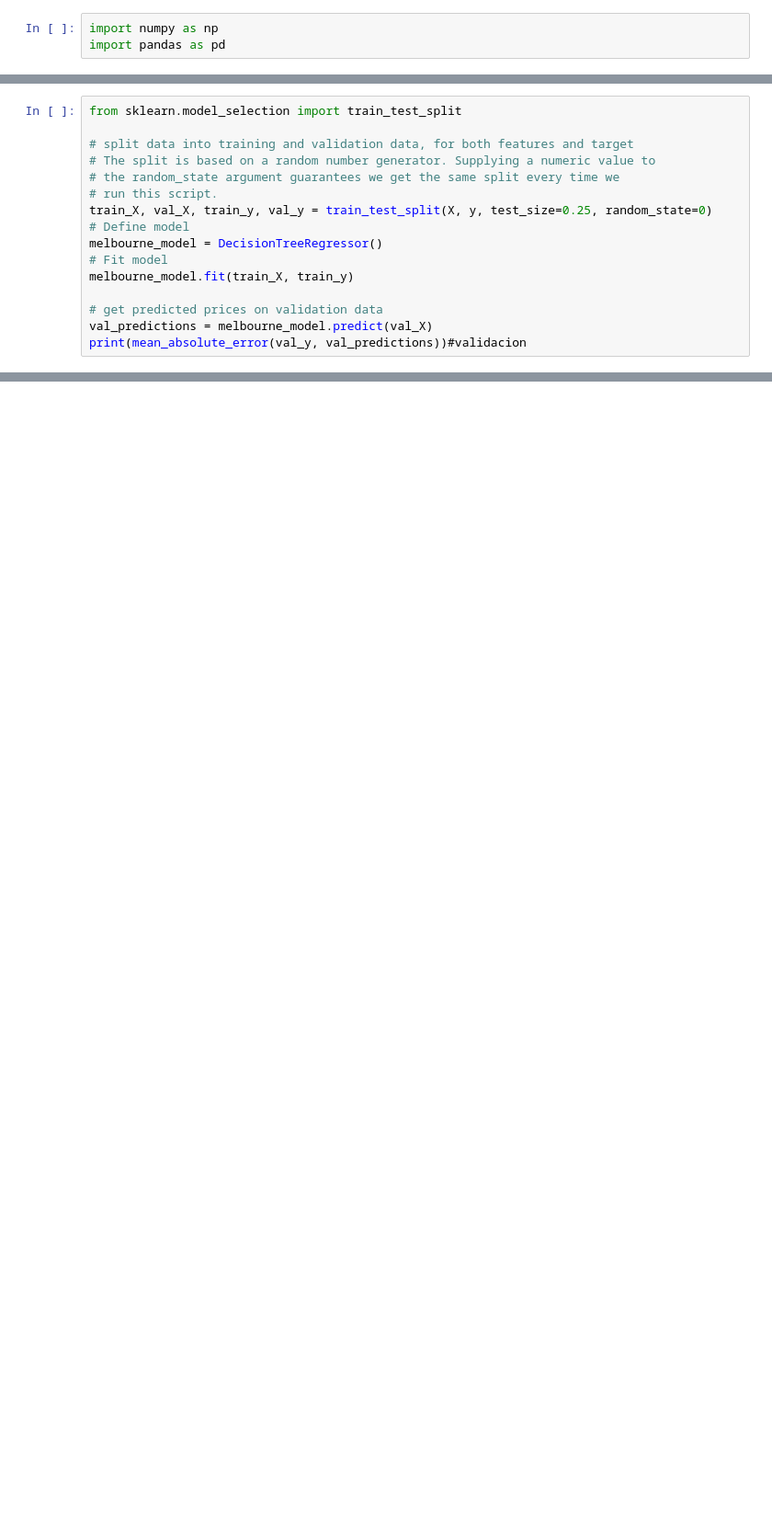
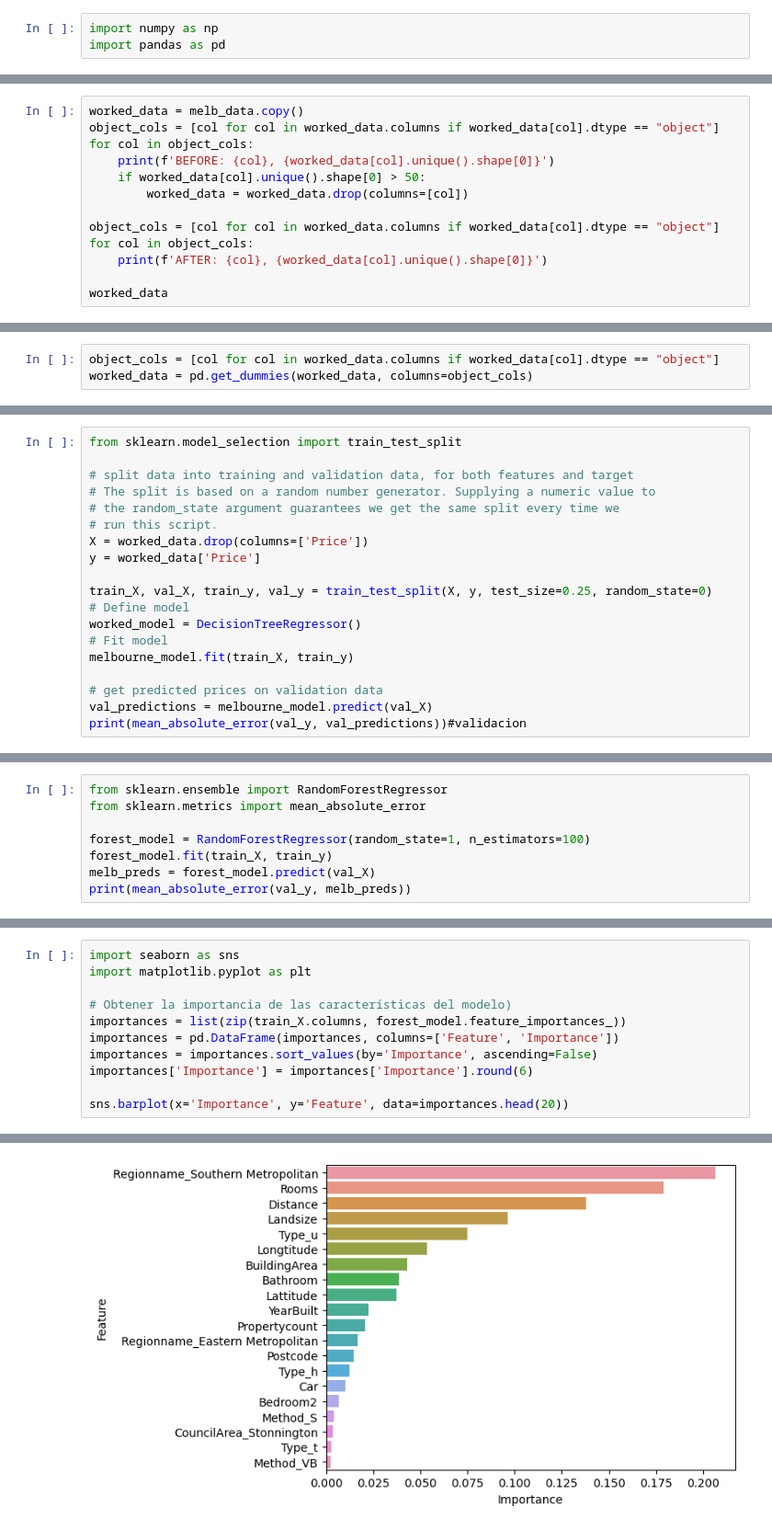
Before and after one commit to ptoledor/kaggle-learn, a Jupyter notebook: intro_to_machine_learning/melb.ipynb, the cells around one changed output, grey strips where cells are left out. Shown at 92% size. Drawn from its saved outputs; the diff is of its cells as text; blank space fills up the shorter version.

Commit message:
finish random forest

```diff
--- a/intro_to_machine_learning/melb.ipynb
+++ b/intro_to_machine_learning/melb.ipynb
@@ -39,0 +44,13 @@ melb_data
+# %%
+worked_data = melb_data.copy()
+object_cols = [col for col in worked_data.columns if worked_data[col].dtype == "object"]
+for col in object_cols:
+    print(f'BEFORE: {col}, {worked_data[col].unique().shape[0]}')
+    if worked_data[col].unique().shape[0] > 50:
+        worked_data = worked_data.drop(columns=[col])
+
+object_cols = [col for col in worked_data.columns if worked_data[col].dtype == "object"]
+for col in object_cols:
+    print(f'AFTER: {col}, {worked_data[col].unique().shape[0]}')
+
+worked_data
@@ -40,3 +83,6 @@ melb_data
+# %%
+object_cols = [col for col in worked_data.columns if worked_data[col].dtype == "object"]
+worked_data = pd.get_dummies(worked_data, columns=object_cols)
 # %%
 from sklearn.tree import DecisionTreeRegressor
 melbourne_features = ['Rooms', 'Bathroom', 'Landsize', 'Lattitude', 'Longtitude']
@@ -66,9 +129,12 @@ from sklearn.model_selection import train_test_split
 # The split is based on a random number generator. Supplying a numeric value to
 # the random_state argument guarantees we get the same split every time we
 # run this script.
+X = worked_data.drop(columns=['Price'])
+y = worked_data['Price']
+
 train_X, val_X, train_y, val_y = train_test_split(X, y, test_size=0.25, random_state=0)
 # Define model
-melbourne_model = DecisionTreeRegressor()
+worked_model = DecisionTreeRegressor()
 # Fit model
 melbourne_model.fit(train_X, train_y)
 
@@ -79,0 +146,8 @@ print(mean_absolute_error(val_y, val_predictions))#validacion
+# %%
+from sklearn.ensemble import RandomForestRegressor
+from sklearn.metrics import mean_absolute_error
+
+forest_model = RandomForestRegressor(random_state=1, n_estimators=100)
+forest_model.fit(train_X, train_y)
+melb_preds = forest_model.predict(val_X)
+print(mean_absolute_error(val_y, melb_preds))
@@ -79,0 +156,12 @@ print(mean_absolute_error(val_y, val_predictions))#validacion
+# %%
+import seaborn as sns
+import matplotlib.pyplot as plt
+
+# Obtener la importancia de las características del modelo)
+importances = list(zip(train_X.columns, forest_model.feature_importances_))
+importances = pd.DataFrame(importances, columns=['Feature', 'Importance'])
+importances = importances.sort_values(by='Importance', ascending=False)
+importances['Importance'] = importances['Importance'].round(6)
+
+sns.barplot(x='Importance', y='Feature', data=importances.head(20))
+# %% [output]
@@ -79,0 +169 @@ print(mean_absolute_error(val_y, val_predictions))#validacion
+[figure, added]
```
Also changed, not shown: parts of 10 cells of this notebook.
